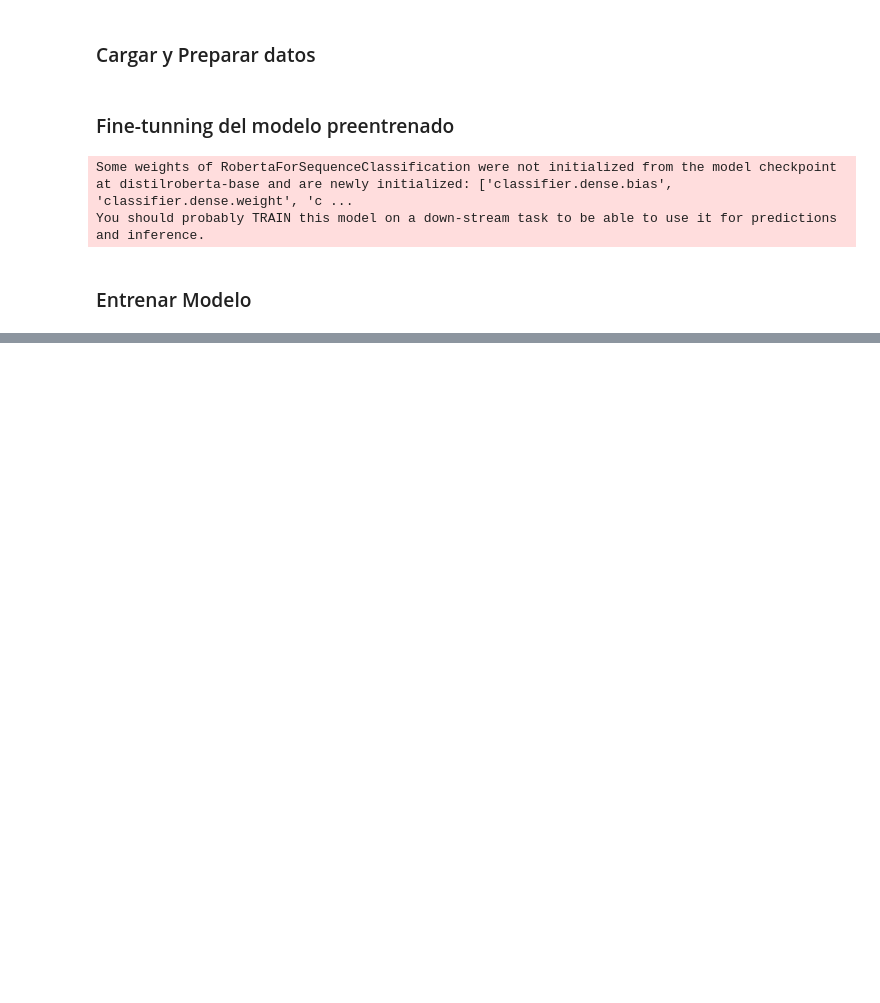
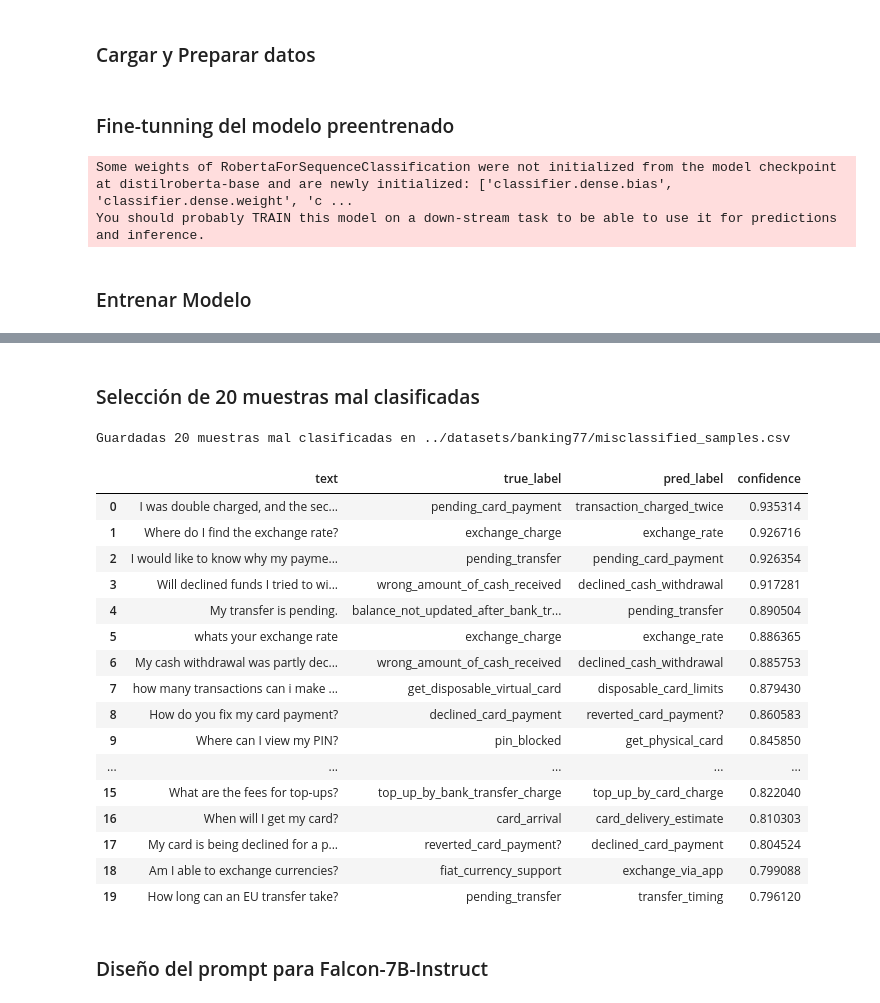
Before and after one commit to fvcastellanos/uni-cognit-systems, a Jupyter notebook: notebooks/Actividad-2-llm.ipynb, the cells around one changed output, grey strips where cells are left out. Cells and saved outputs as stored; diff of their text form; code cells hidden in the pictures; blank space fills up the shorter version.

```diff
--- a/notebooks/Actividad-2-llm.ipynb
+++ b/notebooks/Actividad-2-llm.ipynb
@@ -502,0 +773,35 @@ TrainOutput(global_step=1878, training_loss=1.5642963100673037, metrics={'train_
+# %% [markdown]
+### Selección de 20 muestras mal clasificadas
+# %%
+# ---------------------------------------------------------
+# (c) Seleccionar 20 muestras mal clasificadas
+# ---------------------------------------------------------
+mis = df_pred[df_pred["true_label_id"] != df_pred["pred_label_id"]].copy()
+# Las 20 con mayor confianza en la clase (incorrecta) predicha:
+# son los errores más sistemáticos y, por tanto, los más informativos.
+mis = mis.sort_values("confidence", ascending=False).head(20).reset_index(drop=True)
+mis = mis[["text", "true_label", "pred_label", "confidence"]]
+mis.to_csv(OUT_MIS_CSV, index=False)
+print(f"Guardadas {len(mis)} muestras mal clasificadas en {OUT_MIS_CSV}")
+mis
+# %% [output]
+Guardadas 20 muestras mal clasificadas en ../datasets/banking77/misclassified_samples.csv
+|  | text | true_label | pred_label | confidence |
+| 0 | I was double charged, and the sec... | pending_card_payment | transaction_charged_twice | 0.935314 |
+| 1 | Where do I find the exchange rate? | exchange_charge | exchange_rate | 0.926716 |
+| 2 | I would like to know why my payme... | pending_transfer | pending_card_payment | 0.926354 |
+| 3 | Will declined funds I tried to wi... | wrong_amount_of_cash_received | declined_cash_withdrawal | 0.917281 |
+| 4 | My transfer is pending. | balance_not_updated_after_bank_tr... | pending_transfer | 0.890504 |
+| 5 | whats your exchange rate | exchange_charge | exchange_rate | 0.886365 |
+| 6 | My cash withdrawal was partly dec... | wrong_amount_of_cash_received | declined_cash_withdrawal | 0.885753 |
+| 7 | how many transactions can i make ... | get_disposable_virtual_card | disposable_card_limits | 0.879430 |
+| 8 | How do you fix my card payment? | declined_card_payment | reverted_card_payment? | 0.860583 |
+| 9 | Where can I view my PIN? | pin_blocked | get_physical_card | 0.845850 |
+| ... | ... | ... | ... | ... |
+| 15 | What are the fees for top-ups? | top_up_by_bank_transfer_charge | top_up_by_card_charge | 0.822040 |
+| 16 | When will I get my card? | card_arrival | card_delivery_estimate | 0.810303 |
+| 17 | My card is being declined for a p... | reverted_card_payment? | declined_card_payment | 0.804524 |
+| 18 | Am I able to exchange currencies? | fiat_currency_support | exchange_via_app | 0.799088 |
+| 19 | How long can an EU transfer take? | pending_transfer | transfer_timing | 0.796120 |
+# %% [markdown]
+### Diseño del prompt para Falcon-7B-Instruct
```
Also changed, not shown: parts of 29 cells of this notebook, 2 other files.
